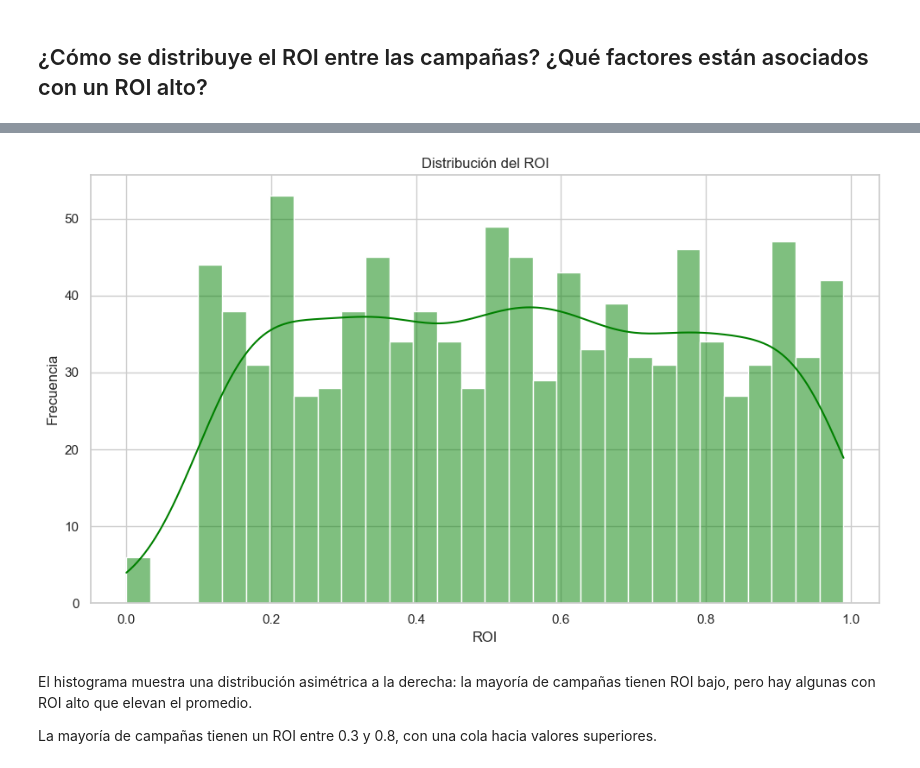
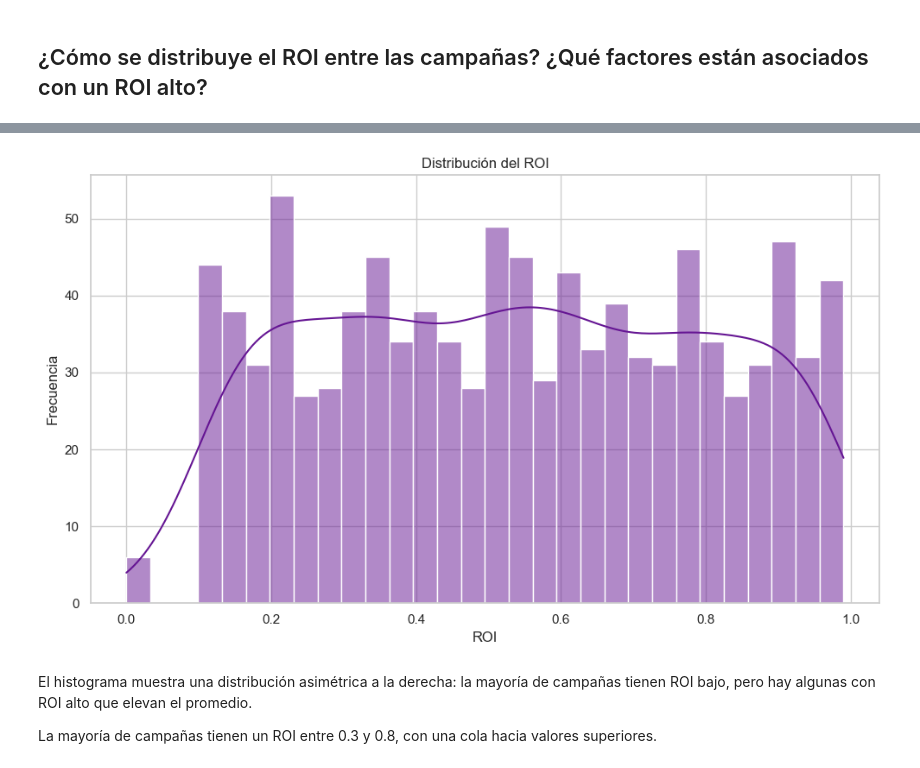
Before and after one commit to PabloBdL/Marketing, a Jupyter notebook: notebooks/02_data_analysis.ipynb, the cells around one changed output, grey strips where cells are left out. Saved outputs shown, nothing was run; the diff lists cells and outputs as text; code cells hidden in the pictures.

```diff
--- a/notebooks/02_data_analysis.ipynb
+++ b/notebooks/02_data_analysis.ipynb
@@ -38,10 +50,12 @@ sns.set_theme(style="whitegrid")
 # Contar la frecuencia de cada canal de marketing
 channel_counts = df["channel"].value_counts()
 
+# Datos para la correcta visualización de gráficas y paleta de colores
 hue_channel = df["channel"].unique()
 hue_target = df["target_audience"].unique()
 hue_type = df["type"].unique()
-palette_colors = "viridis"
+palette_colors = "plasma"
+graph_color = ("#651593", "#a03b87", "#d17372", "#e3a34f")
 
 # Crear gráfico de barras para la frecuencia de uso de los canales
 plt.figure(figsize=(10, 5))
@@ -50,5 +64,6 @@ plt.xlabel("Canal de Marketing")
 plt.ylabel("Frecuencia de Uso")
 plt.title("Frecuencia de Uso por Canal de Marketing")
 plt.xticks(rotation=45)
+plt.savefig("../img/channel_frecuency.jpg")
 plt.show()
 # %% [output]
@@ -113,14 +271,15 @@ plt.show()
 # %%
-# --- 1. Histograma del ROI ---
+# Histograma del ROI
 plt.figure(figsize=(10, 6))
-sns.histplot(df["roi"], bins=30, kde=True, color="green")
+sns.histplot(df["roi"], bins=30, kde=True, color=graph_color[0])
 plt.title("Distribución del ROI")
 plt.xlabel("ROI")
 plt.ylabel("Frecuencia")
 plt.tight_layout()
+plt.savefig("../img/ROI_distribution.jpg")
 plt.show()
 # %% [output]
-[figure, old version]
+[figure, new version]
 # %% [markdown]
 El histograma muestra una distribución asimétrica a la derecha: la mayoría de campañas tienen ROI bajo, pero hay algunas con ROI alto que elevan el promedio.
 
```
Also changed, not shown: parts of 39 cells of this notebook, 26 other files.
